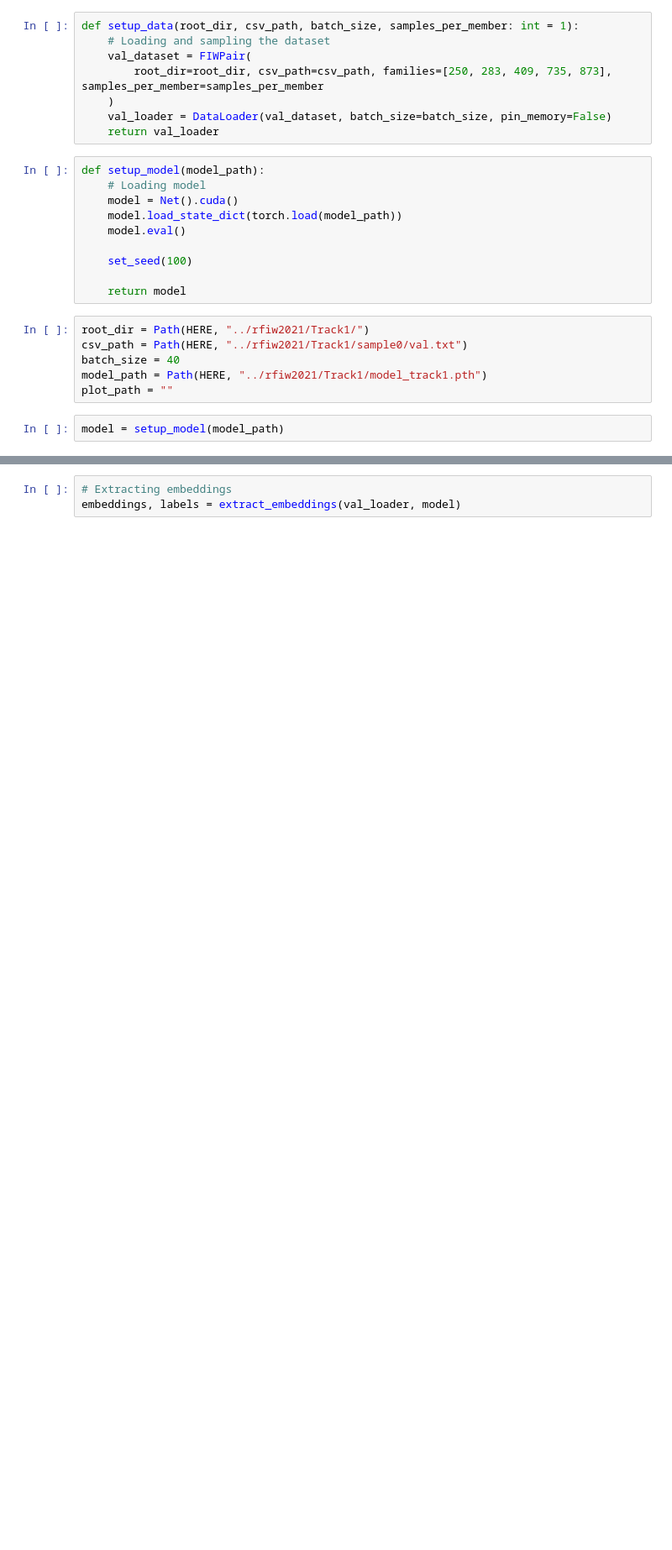
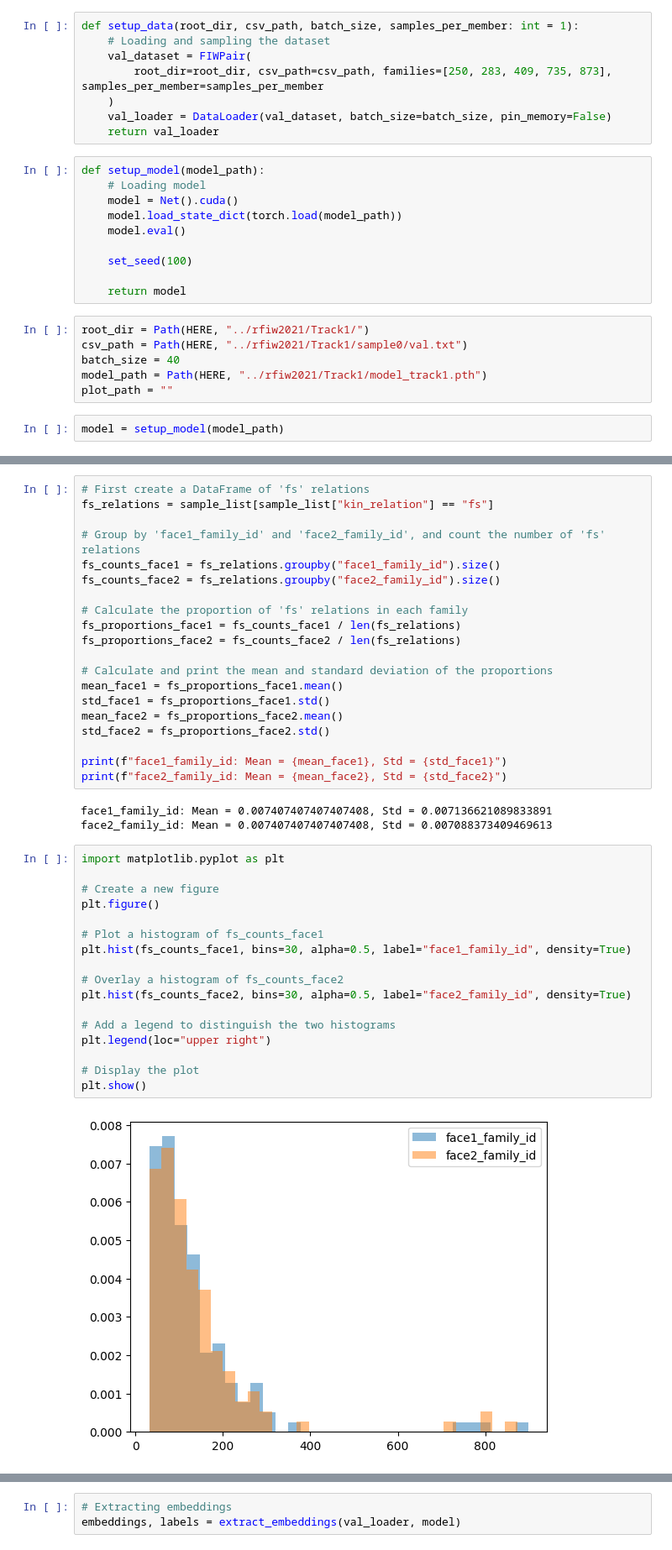
Before and after one commit to vitalwarley/research, a Jupyter notebook: notebooks/tsne_pairs.ipynb, the cells around one changed output, grey strips where cells are left out. Shown at 84% size. Drawn from its saved outputs; the diff is of its cells as text; blank space fills up the shorter version.

```diff
--- a/notebooks/tsne_pairs.ipynb
+++ b/notebooks/tsne_pairs.ipynb
@@ -180,0 +223,42 @@ Total samples: 5846
+# %%
+# First create a DataFrame of 'fs' relations
+fs_relations = sample_list[sample_list["kin_relation"] == "fs"]
+
+# Group by 'face1_family_id' and 'face2_family_id', and count the number of 'fs' relations
+fs_counts_face1 = fs_relations.groupby("face1_family_id").size()
+fs_counts_face2 = fs_relations.groupby("face2_family_id").size()
+
+# Calculate the proportion of 'fs' relations in each family
+fs_proportions_face1 = fs_counts_face1 / len(fs_relations)
+fs_proportions_face2 = fs_counts_face2 / len(fs_relations)
+
+# Calculate and print the mean and standard deviation of the proportions
+mean_face1 = fs_proportions_face1.mean()
+std_face1 = fs_proportions_face1.std()
+mean_face2 = fs_proportions_face2.mean()
+std_face2 = fs_proportions_face2.std()
+
+print(f"face1_family_id: Mean = {mean_face1}, Std = {std_face1}")
+print(f"face2_family_id: Mean = {mean_face2}, Std = {std_face2}")
+# %% [output]
+face1_family_id: Mean = 0.007407407407407408, Std = 0.007136621089833891
+face2_family_id: Mean = 0.007407407407407408, Std = 0.007088373409469613
+# %%
+import matplotlib.pyplot as plt
+
+# Create a new figure
+plt.figure()
+
+# Plot a histogram of fs_counts_face1
+plt.hist(fs_counts_face1, bins=30, alpha=0.5, label="face1_family_id", density=True)
+
+# Overlay a histogram of fs_counts_face2
+plt.hist(fs_counts_face2, bins=30, alpha=0.5, label="face2_family_id", density=True)
+
+# Add a legend to distinguish the two histograms
+plt.legend(loc="upper right")
+
+# Display the plot
+plt.show()
+# %% [output]
+[figure, added]
```
Also changed, not shown: parts of 18 cells of this notebook, 1 other file.
